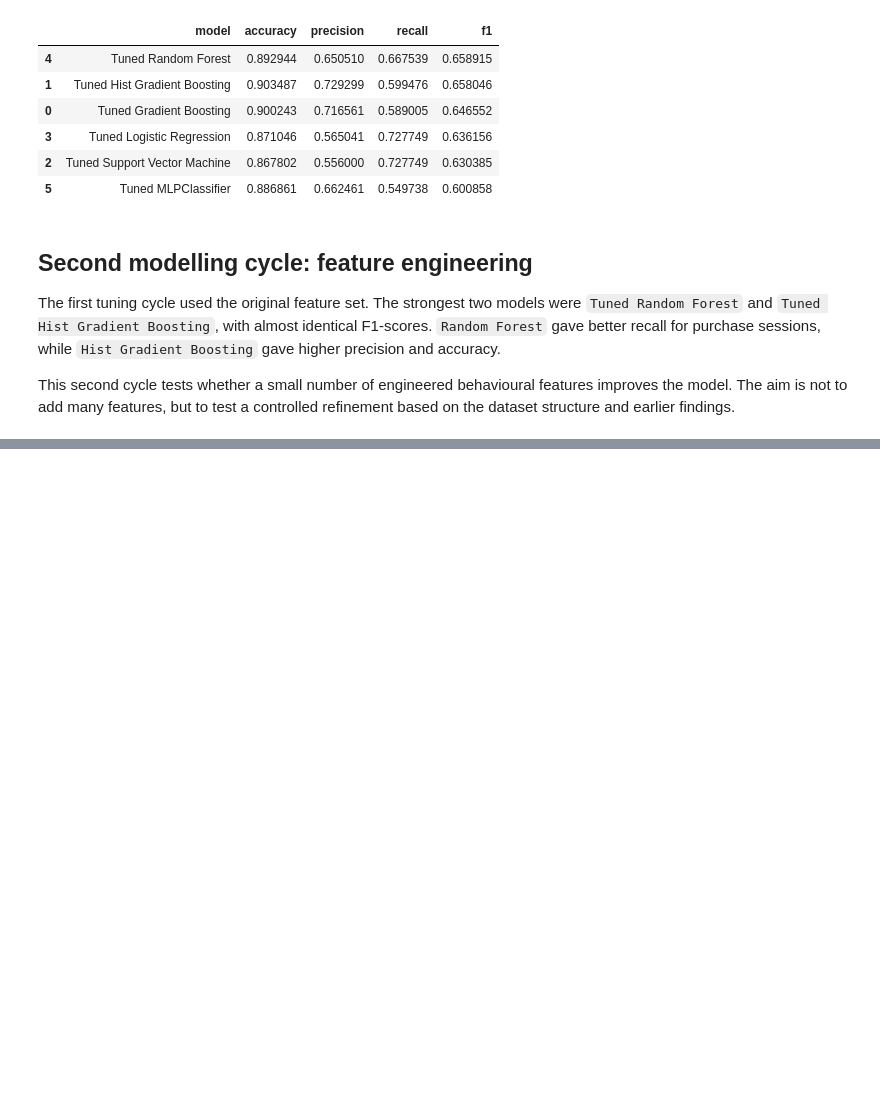
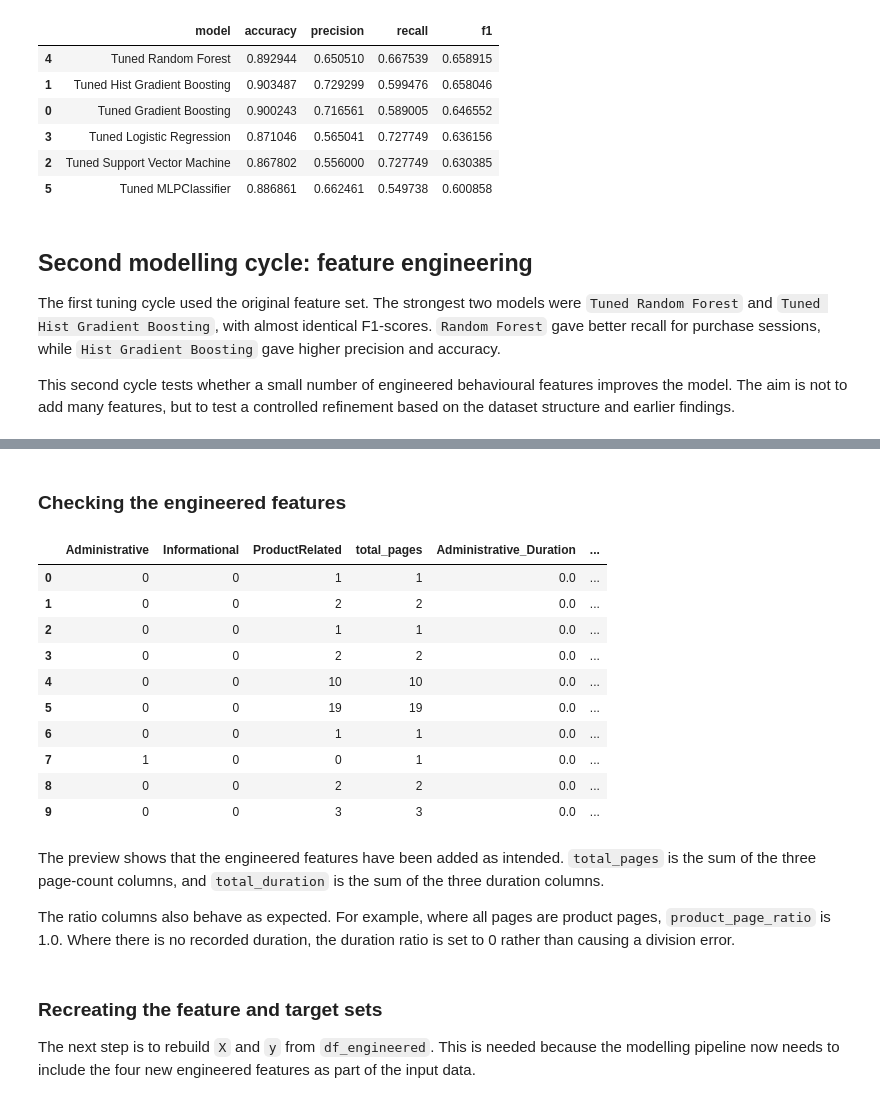
Before and after one commit to tehillabroder/online-purchase-conversion-audit, a Jupyter notebook: notebooks/aml_online_shoppers.ipynb, the cells around one changed output, grey strips where cells are left out. Cells and saved outputs as stored; diff of their text form; code cells hidden in the pictures; blank space fills up the shorter version.

```diff
--- a/notebooks/aml_online_shoppers.ipynb
+++ b/notebooks/aml_online_shoppers.ipynb
@@ -1537,0 +1591,37 @@ This second cycle tests whether a small number of engineered behavioural feature
+# %% [markdown]
+### Checking the engineered features
+# %%
+df_engineered[
+    [
+        "Administrative",
+        "Informational",
+        "ProductRelated",
+        "total_pages",
+        "Administrative_Duration",
+        "Informational_Duration",
+        "ProductRelated_Duration",
+        "total_duration",
+        "product_page_ratio",
+        "product_duration_ratio"
+    ]
+].head(10)
+# %% [output]
+|  | Administrative | Informational | ProductRelated | total_pages | Administrative_Duration | ... |
+| 0 | 0 | 0 | 1 | 1 | 0.0 | ... |
+| 1 | 0 | 0 | 2 | 2 | 0.0 | ... |
+| 2 | 0 | 0 | 1 | 1 | 0.0 | ... |
+| 3 | 0 | 0 | 2 | 2 | 0.0 | ... |
+| 4 | 0 | 0 | 10 | 10 | 0.0 | ... |
+| 5 | 0 | 0 | 19 | 19 | 0.0 | ... |
+| 6 | 0 | 0 | 1 | 1 | 0.0 | ... |
+| 7 | 1 | 0 | 0 | 1 | 0.0 | ... |
+| 8 | 0 | 0 | 2 | 2 | 0.0 | ... |
+| 9 | 0 | 0 | 3 | 3 | 0.0 | ... |
+# %% [markdown]
+The preview shows that the engineered features have been added as intended. `total_pages` is the sum of the three page-count columns, and `total_duration` is the sum of the three duration columns.
+
+The ratio columns also behave as expected. For example, where all pages are product pages, `product_page_ratio` is 1.0. Where there is no recorded duration, the duration ratio is set to 0 rather than causing a division error.
+# %% [markdown]
+### Recreating the feature and target sets
+
+The next step is to rebuild `X` and `y` from `df_engineered`. This is needed because the modelling pipeline now needs to include the four new engineered features as part of the input data.
```
Also changed, not shown: parts of 16 cells of this notebook.
